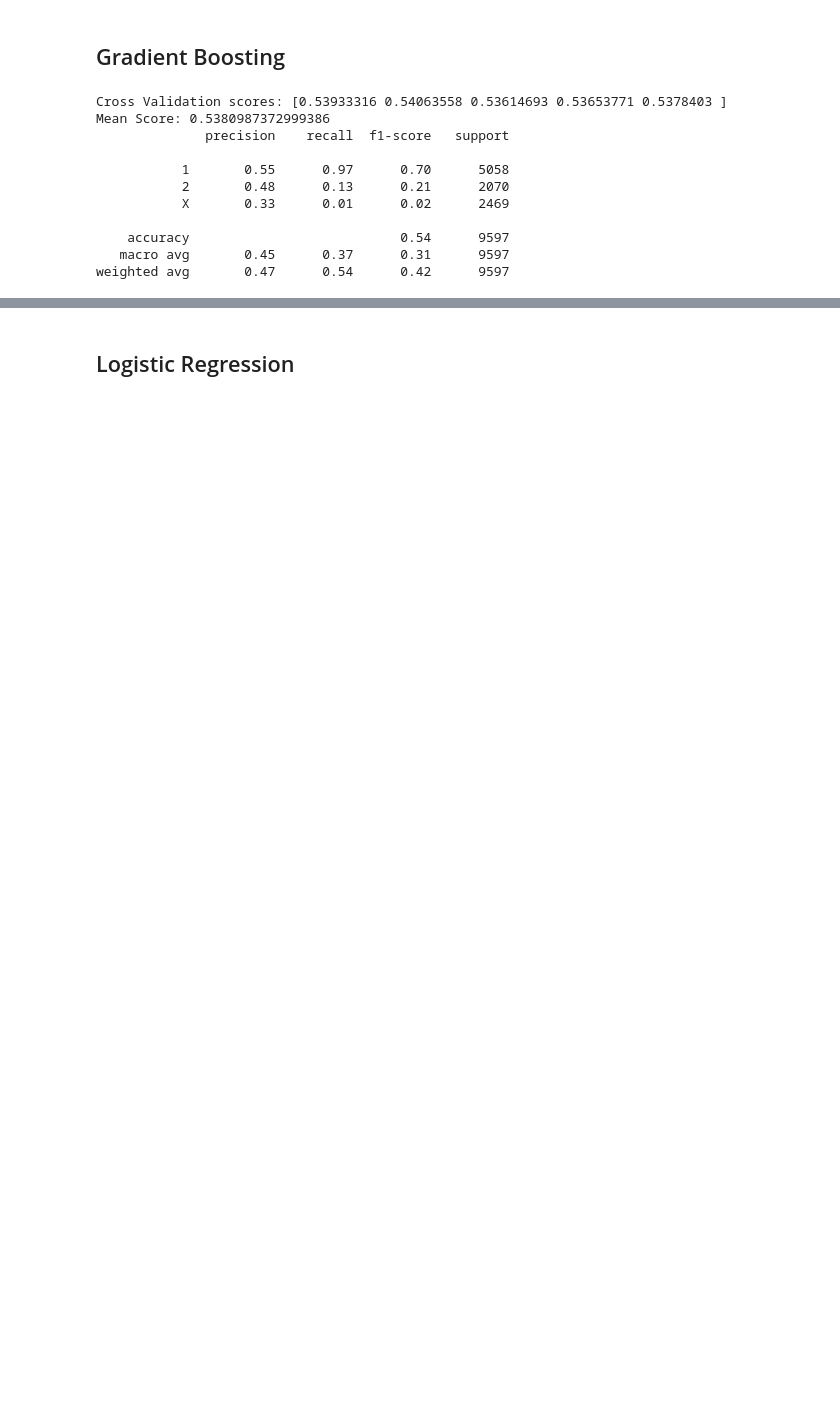
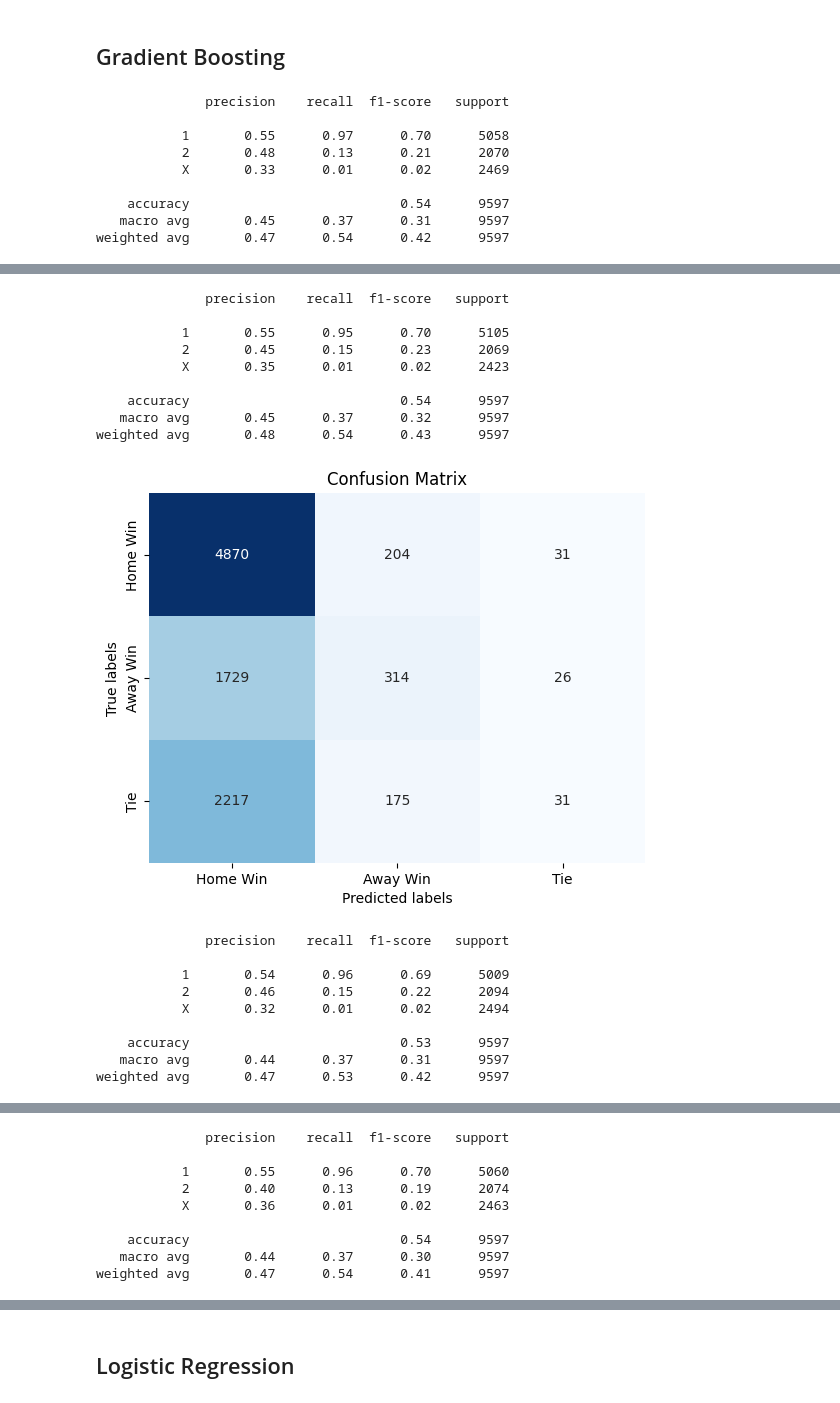
Before and after one commit to ManuIluro22/LaLiga, a Jupyter notebook: analysis/ModelAnalysis.ipynb, the cells around one changed output, grey strips where cells are left out. Cells and saved outputs as stored; diff of their text form; code cells hidden in the pictures; blank space fills up the shorter version.

```diff
--- a/analysis/ModelAnalysis.ipynb
+++ b/analysis/ModelAnalysis.ipynb
@@ -515,20 +573,35 @@ weighted avg       0.47      0.54      0.43      9597
 ## Gradient Boosting
 # %%
 gb_model = GradientBoostingClassifier()
-gb_model.fit(X_train, y_train)
-gb_pred = gb_model.predict(X_test)
-gb_accuracy, gb_mean_score = performance(gb_model, gb_pred)
+gb_accuracy, gb_mean_score = cross_val(gb_model, X, y)
 models_performance.loc[len(models_performance)] = [type(gb_model).__name__, gb_accuracy, gb_mean_score]
 # %% [output]
-Cross Validation scores: [0.53933316 0.54063558 0.53614693 0.53653771 0.5378403 ]
-Mean Score: 0.5380987372999386
               precision    recall  f1-score   support
 
            1       0.55      0.97      0.70      5058
            2       0.48      0.13      0.21      2070
            X       0.33      0.01      0.02      2469
 
     accuracy                           0.54      9597
    macro avg       0.45      0.37      0.31      9597
 weighted avg       0.47      0.54      0.42      9597
 [figure]
+              precision    recall  f1-score   support
+
+           1       0.55      0.95      0.70      5105
+           2       0.45      0.15      0.23      2069
+           X       0.35      0.01      0.02      2423
+
+    accuracy                           0.54      9597
+   macro avg       0.45      0.37      0.32      9597
+weighted avg       0.48      0.54      0.43      9597
+[figure, added]
+              precision    recall  f1-score   support
+
+           1       0.54      0.96      0.69      5009
+           2       0.46      0.15      0.22      2094
+           X       0.32      0.01      0.02      2494
+
+    accuracy                           0.53      9597
+   macro avg       0.44      0.37      0.31      9597
+weighted avg       0.47      0.53      0.42      9597
@@ -534,0 +609,9 @@ weighted avg       0.47      0.54      0.42      9597
+              precision    recall  f1-score   support
+
+           1       0.55      0.96      0.70      5060
+           2       0.40      0.13      0.19      2074
+           X       0.36      0.01      0.02      2463
+
+    accuracy                           0.54      9597
+   macro avg       0.44      0.37      0.30      9597
+weighted avg       0.47      0.54      0.41      9597
```
Also changed, not shown: parts of 17 cells of this notebook.
